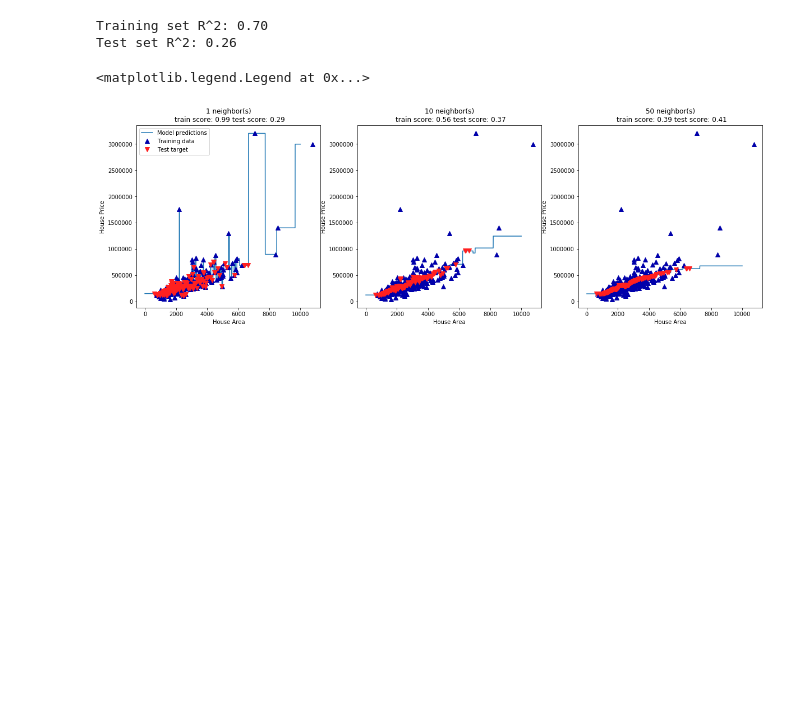
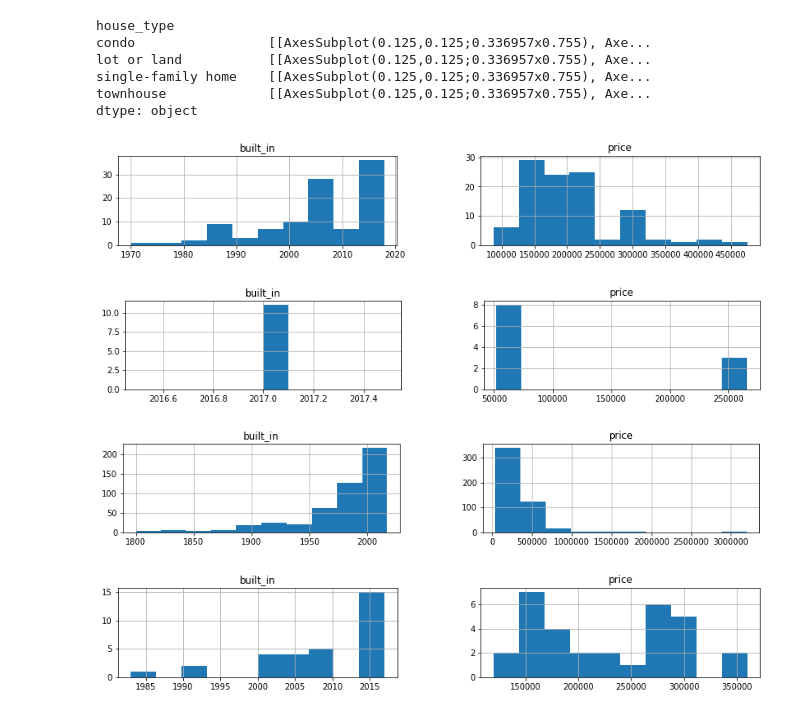
Before and after one commit to johnsaliba/480, a Jupyter notebook: Untitled.ipynb, the cells around one changed output. Cells and saved outputs as stored; diff of their text form; code cells hidden in the pictures; blank space fills up the shorter version.

```diff
--- a/Untitled.ipynb
+++ b/Untitled.ipynb
@@ -103,44 +54,13 @@ ax2.legend(loc="best")
-# %%
-from sklearn.neighbors import KNeighborsRegressor
-
-X = df.area
-X = X.values.reshape(-1,1)
-y = df.price
-
-# split the wave dataset into a training and a test set
-X_train, X_test, y_train, y_test = train_test_split(X, y, random_state=0,test_size =0.3)
-
-# instantiate the model and set the number of neighbors to consider to 3
-reg = KNeighborsRegressor(n_neighbors=3)
-# fit the model using the training data and training targets
-reg.fit(X_train, y_train)
-
-print("Training set R^2: {:.2f}".format(reg.score(X_train, y_train)))
-print("Test set R^2: {:.2f}".format(reg.score(X_test, y_test)))
-# %% [output]
-Training set R^2: 0.70
-Test set R^2: 0.26
-# %%
-fig, axes = plt.subplots(1, 3, figsize=(20, 6))
-# create 1,0000 data points, evenly spaced between 0 and 10000
-line = np.linspace(0, 10000, 10000).reshape(-1, 1)
-
-for n_neighbors, ax in zip([1, 10, 50], axes):
-    # make predictions using 1, 10, or 50 neighbors
-    reg = KNeighborsRegressor(n_neighbors=n_neighbors)
-    reg.fit(X_train, y_train)
-    ax.plot(line, reg.predict(line))
-    ax.plot(X_train, y_train, '^', c=mglearn.cm2(0), markersize=8)
-    ax.plot(X_test, reg.predict(X_test), 'v', c=mglearn.cm2(1), markersize=8)
-
-    ax.set_title(
-        "{} neighbor(s)\n train score: {:.2f} test score: {:.2f}".format(
-            n_neighbors, reg.score(X_train, y_train),
-            reg.score(X_test, y_test)))
-    ax.set_xlabel("House Area")
-    ax.set_ylabel("House Price")
-axes[0].legend(["Model predictions", "Training data",
-                "Test target"], loc="best")
-# %% [output]
-<matplotlib.legend.Legend at 0x...>
-[figure, removed]
+# %%
+df.groupby('house_type').hist(figsize=(14,2),column=['price','built_in'])
+# %% [output]
+house_type
+condo                 [[AxesSubplot(0.125,0.125;0.336957x0.755), Axe...
+lot or land           [[AxesSubplot(0.125,0.125;0.336957x0.755), Axe...
+single-family home    [[AxesSubplot(0.125,0.125;0.336957x0.755), Axe...
+townhouse             [[AxesSubplot(0.125,0.125;0.336957x0.755), Axe...
+dtype: object
+[figure, added]
+[figure, added]
+[figure, added]
+[figure, added]
```
Also changed, not shown: parts of 5 cells of this notebook.
